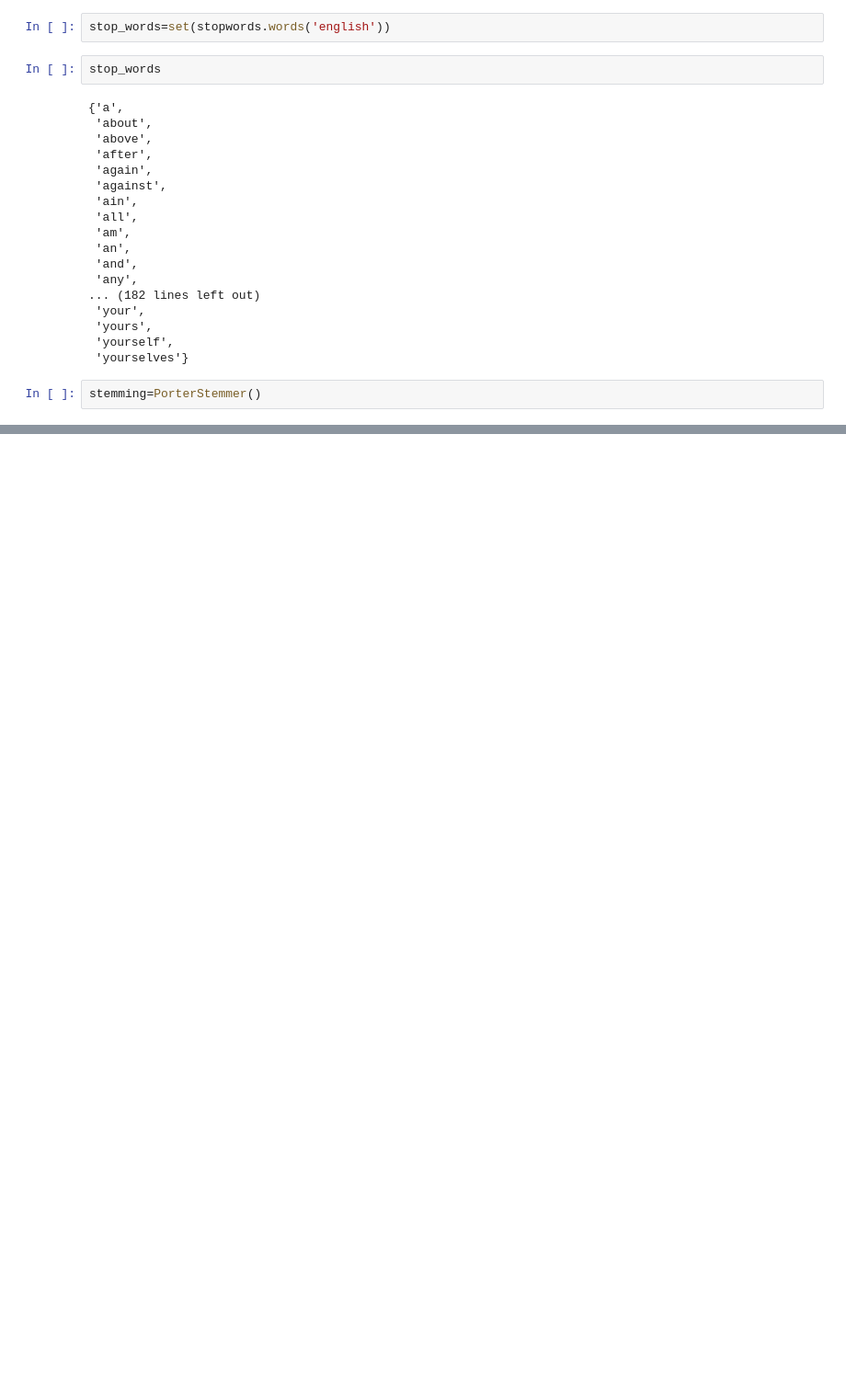
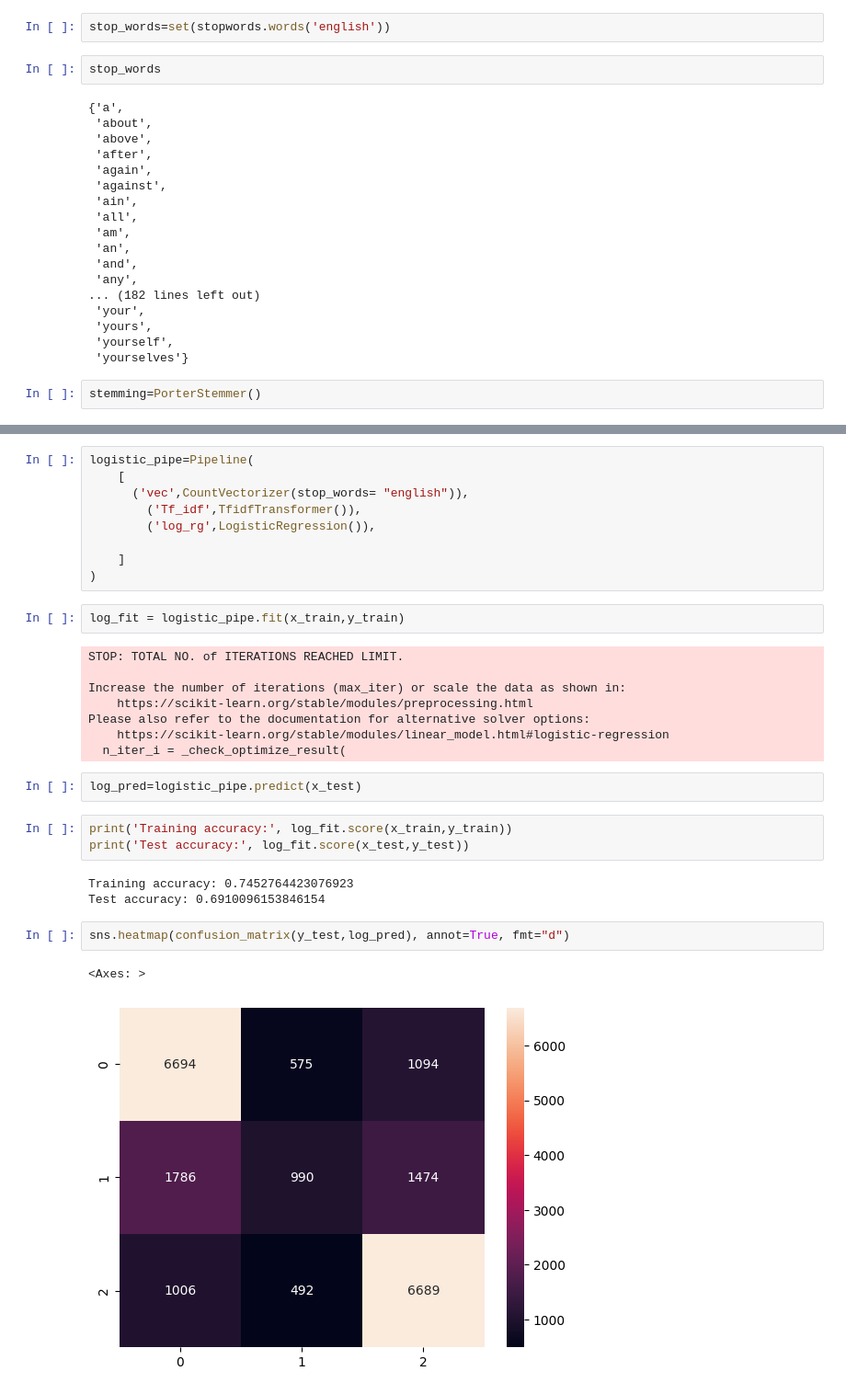
Before and after one commit to mhdnihas/Amazon-Product-Review, a Jupyter notebook: amazon-product-review.ipynb, the cells around one changed output, grey strips where cells are left out. Shown: that part at 92% size. Cells and saved outputs as stored; diff of their text form; blank space fills up the shorter version.

```diff
--- a/amazon-product-review.ipynb
+++ b/amazon-product-review.ipynb
@@ -198,0 +304,32 @@ stemming=PorterStemmer()
+# %%
+logistic_pipe=Pipeline(
+    [
+      ('vec',CountVectorizer(stop_words= "english")),
+        ('Tf_idf',TfidfTransformer()),
+        ('log_rg',LogisticRegression()),
+
+    ]
+)
+# %%
+log_fit = logistic_pipe.fit(x_train,y_train)
+# %% [output]
+STOP: TOTAL NO. of ITERATIONS REACHED LIMIT.
+
+Increase the number of iterations (max_iter) or scale the data as shown in:
+    https://scikit-learn.org/stable/modules/preprocessing.html
+Please also refer to the documentation for alternative solver options:
+    https://scikit-learn.org/stable/modules/linear_model.html#logistic-regression
+  n_iter_i = _check_optimize_result(
+# %%
+log_pred=logistic_pipe.predict(x_test)
+# %%
+print('Training accuracy:', log_fit.score(x_train,y_train))
+print('Test accuracy:', log_fit.score(x_test,y_test))
+# %% [output]
+Training accuracy: 0.7452764423076923
+Test accuracy: 0.6910096153846154
+# %%
+sns.heatmap(confusion_matrix(y_test,log_pred), annot=True, fmt="d")
+# %% [output]
+<Axes: >
+[figure, added]
```
Also changed, not shown: parts of 22 cells of this notebook.
